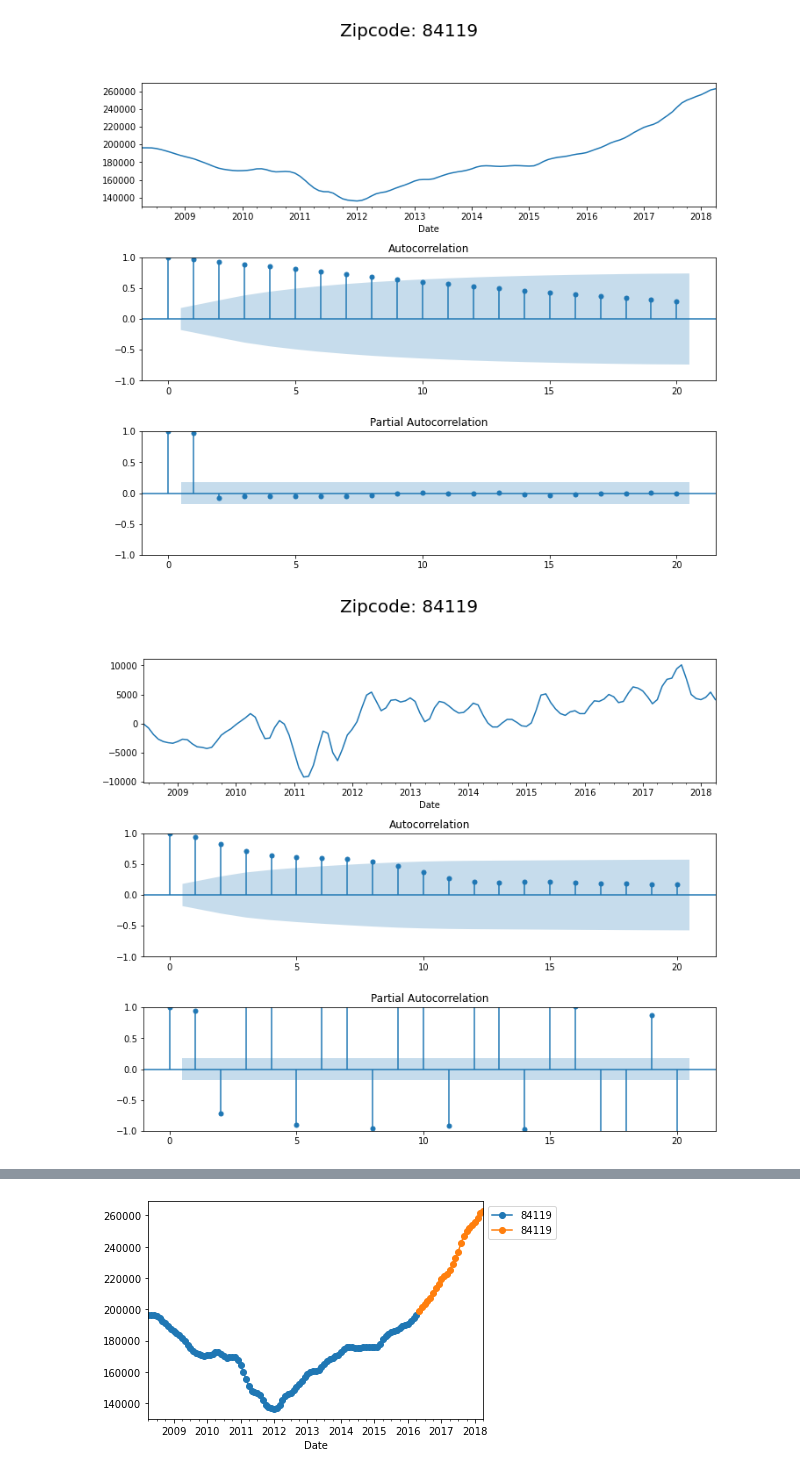
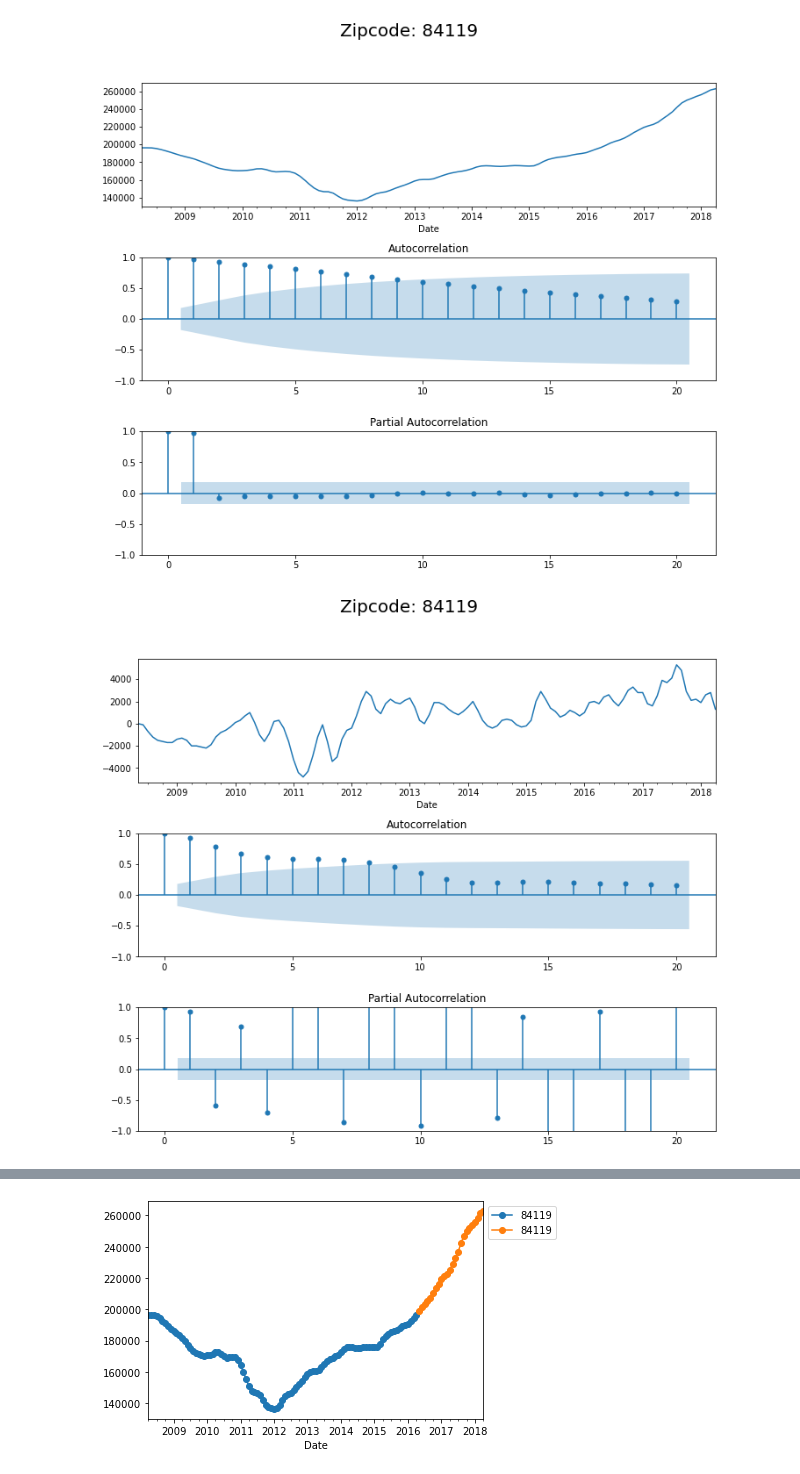
Before and after one commit to LumpyOctopus/Phase_4_Project, a Jupyter notebook: Phase 4 Project.ipynb, the cells around one changed output, grey strips where cells are left out. Saved outputs shown, nothing was run; the diff lists cells and outputs as text; code cells hidden in the pictures.

```diff
--- a/Phase 4 Project.ipynb
+++ b/Phase 4 Project.ipynb
@@ -532,8 +532,8 @@ plot_acf_pacf(ts,lags=20);
 # %% [output]
 [figure]
 # %%
-d = 2
+d = 1
 plot_acf_pacf(ts.diff(d).dropna(),lags=20);
 # %% [output]
-[figure, old version]
+[figure, new version]
 # %%
```
Also changed, not shown: parts of 11 cells of this notebook.
